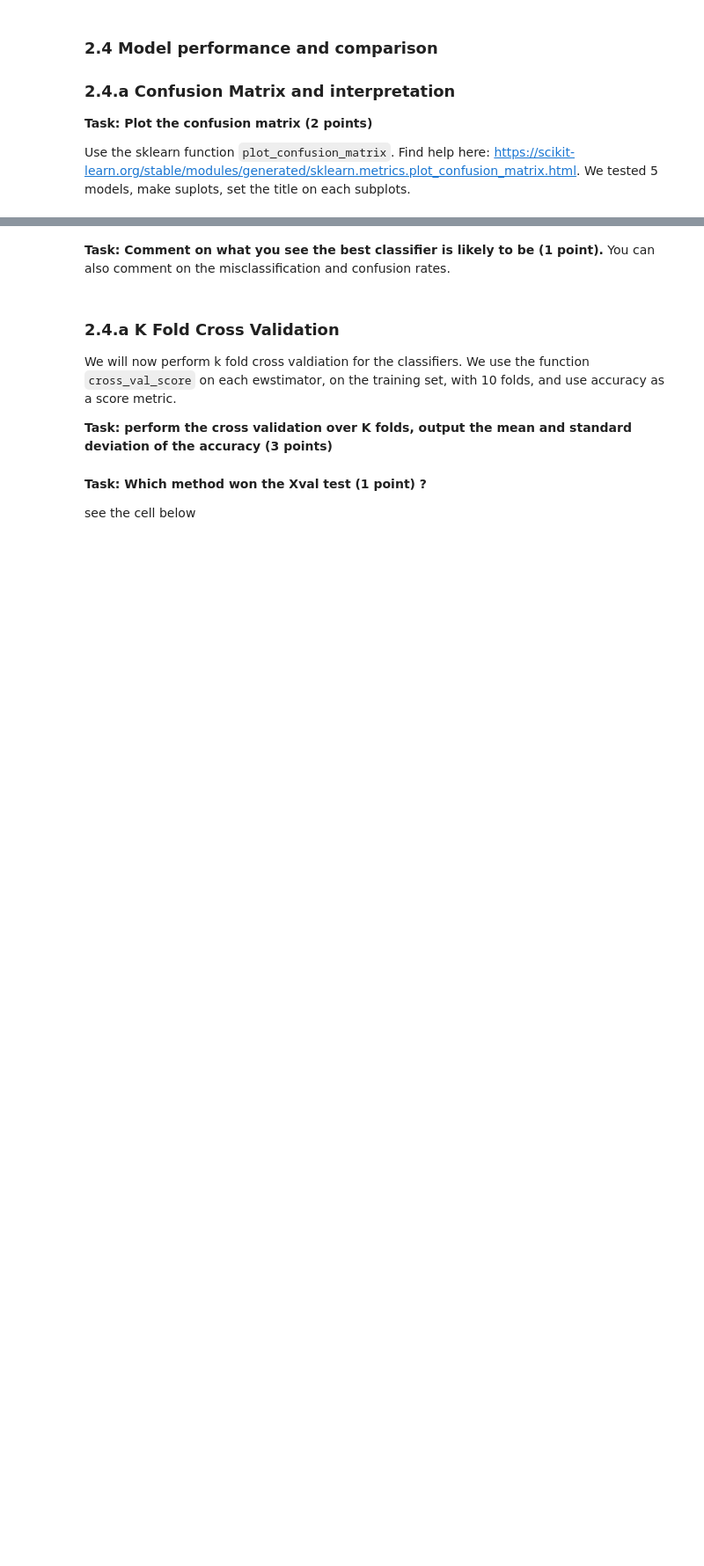
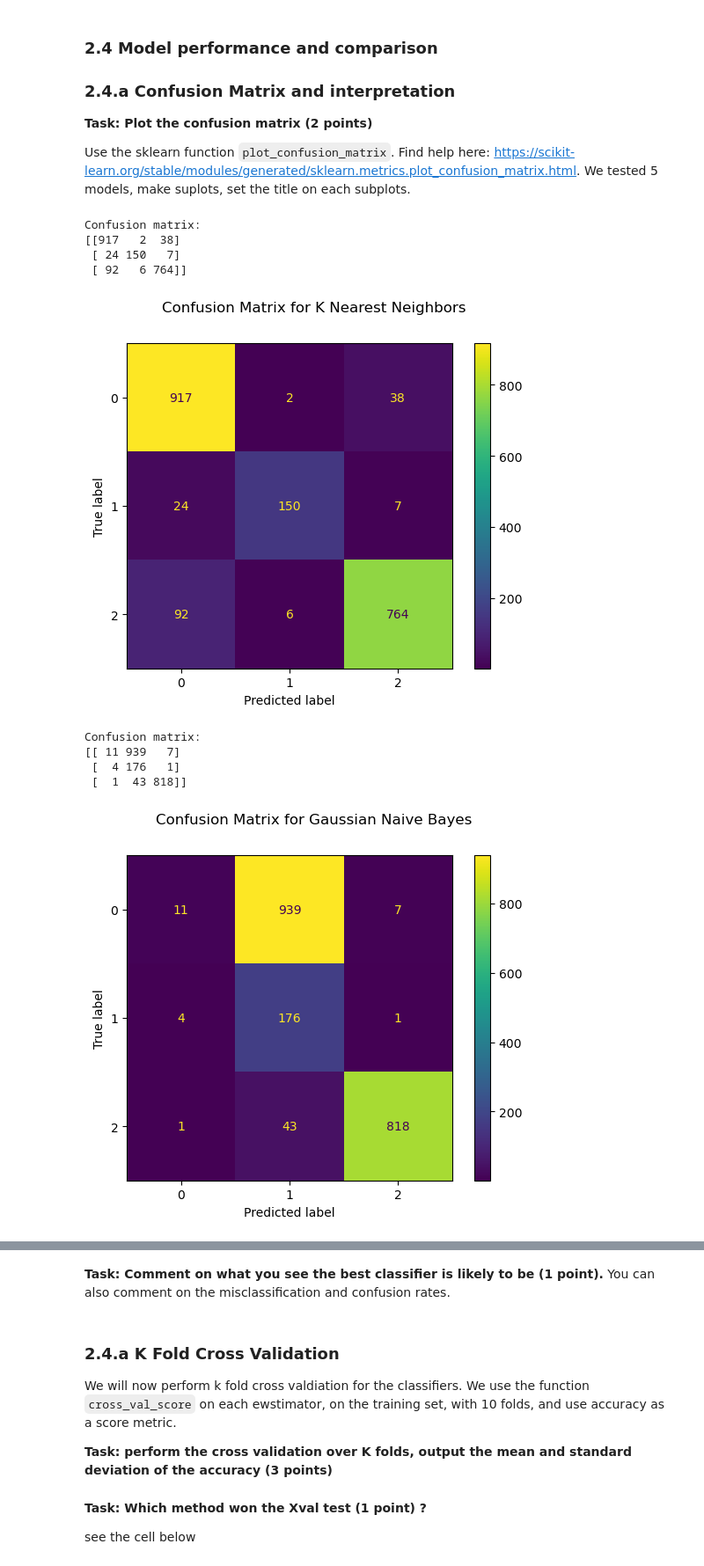
Before and after one commit to UW-ESS-DS/MLGEO2022_AERP, a Jupyter notebook: homework/homework7.ipynb, the cells around one changed output, grey strips where cells are left out. Shown at 88% size. Cells and saved outputs as stored; diff of their text form; code cells hidden in the pictures; blank space fills up the shorter version.

```diff
--- a/homework/homework7.ipynb
+++ b/homework/homework7.ipynb
@@ -438,13 +480,18 @@ print("Classifying using Random Forest Classifiers")
 
 
 # model design
+randomForest=RandomForestClassifier(random_state=56)
 
 # training
+randomForest.fit(train, ytrain)
 
 # evaluation
-
+predictionRF=randomForest.predict(test)
 
 # evaluation:
 # print the classification report
+print(classification_report(ytest, predictionRF))
 
 # save values of precision, recall, fscore, accuracy.
+[precisionRF, recallRF, fscoreRF, supportRF]= metrics.precision_recall_fscore_support(ytest, predictionRF)
+accuracyRF=metrics.accuracy_score(ytest, predictionRF)
@@ -457,12 +515,18 @@ from sklearn.svm import SVC
 print("Classifying using Support Vector Machine Classfiers")
 
 # model design
+svc = SVC(gamma=0.001) # model design
 
 # training
+svc.fit(train, ytrain)
 
 # evaluation
+predictionSVC=svc.predict(test)
 
 # evaluation:
 # print the classification report
+print(classification_report(ytest, predictionSVC))
 
 # save values of precision, recall, fscore, accuracy.
+[precisionSVC, recallSVC, fscoreSVC, supportSVC]= metrics.precision_recall_fscore_support(ytest, predictionSVC)
+accuracySVC=metrics.accuracy_score(ytest, predictionSVC)
@@ -477,12 +552,18 @@ print("Classifying using Multi Layer Perceptron Classifier")
 
 
 # model design
+MLP=MLPClassifier(random_state=52, max_iter=300)
 
 # training
+MLP.fit(train, ytrain)
 
 # evaluation
+predictionMLP=MLP.predict(test)
 
 # evaluation:
 # print the classification report
+print(classification_report(ytest, predictionMLP))
 
 # save values of precision, recall, fscore, accuracy.
+[precisionMLP, recallMLP, fscoreMLP, supportMLP]= metrics.precision_recall_fscore_support(ytest, predictionMLP)
+accuracySVC=metrics.accuracy_score(ytest, predictionMLP)
@@ -498,0 +589,38 @@ Use the sklearn function ``plot_confusion_matrix``. Find help here: https://scik
+# %%
+# plot the confusion matrix
+from sklearn.metrics import confusion_matrix,precision_score,recall_score,f1_score
+disp = metrics.plot_confusion_matrix(kNeighbors, test, ytest)
+disp.figure_.suptitle("Confusion Matrix for K Nearest Neighbors")
+print(f"Confusion matrix:\n{disp.confusion_matrix}")
+plt.show()
+
+disp = metrics.plot_confusion_matrix(naiveBayes, test, ytest)
+disp.figure_.suptitle("Confusion Matrix for Gaussian Naive Bayes")
+print(f"Confusion matrix:\n{disp.confusion_matrix}")
+plt.show()
+
+disp = metrics.plot_confusion_matrix(randomForest, test, ytest)
+disp.figure_.suptitle("Confusion Matrix for Random Forest Classifier")
+print(f"Confusion matrix:\n{disp.confusion_matrix}")
+plt.show()
+
+disp = metrics.plot_confusion_matrix(svc, test, ytest)
+disp.figure_.suptitle("Confusion Matrix for Support Vector Machine Classifier")
+print(f"Confusion matrix:\n{disp.confusion_matrix}")
+plt.show()
+
+disp = metrics.plot_confusion_matrix(MLP, test, ytest)
+disp.figure_.suptitle("Confusion Matrix for Multi-Layer Preceptron")
+print(f"Confusion matrix:\n{disp.confusion_matrix}")
+plt.show()
+# %% [output]
+Confusion matrix:
+[[917   2  38]
+ [ 24 150   7]
+ [ 92   6 764]]
+[figure, added]
+Confusion matrix:
+[[ 11 939   7]
+ [  4 176   1]
+ [  1  43 818]]
+[figure, added]
```
Also changed, not shown: parts of 10 cells of this notebook.
